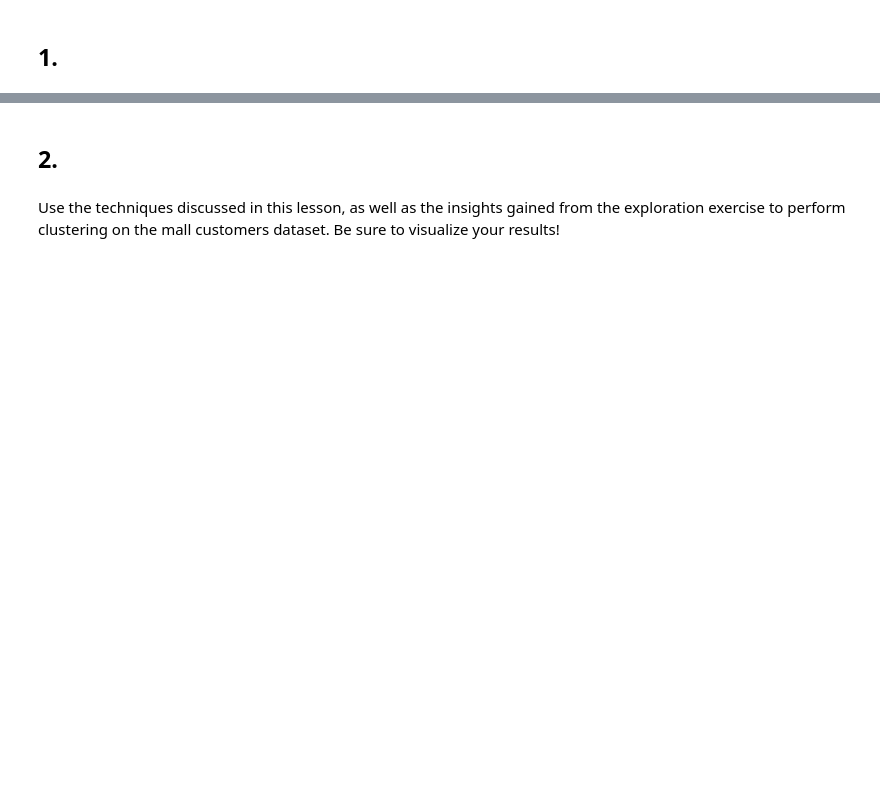
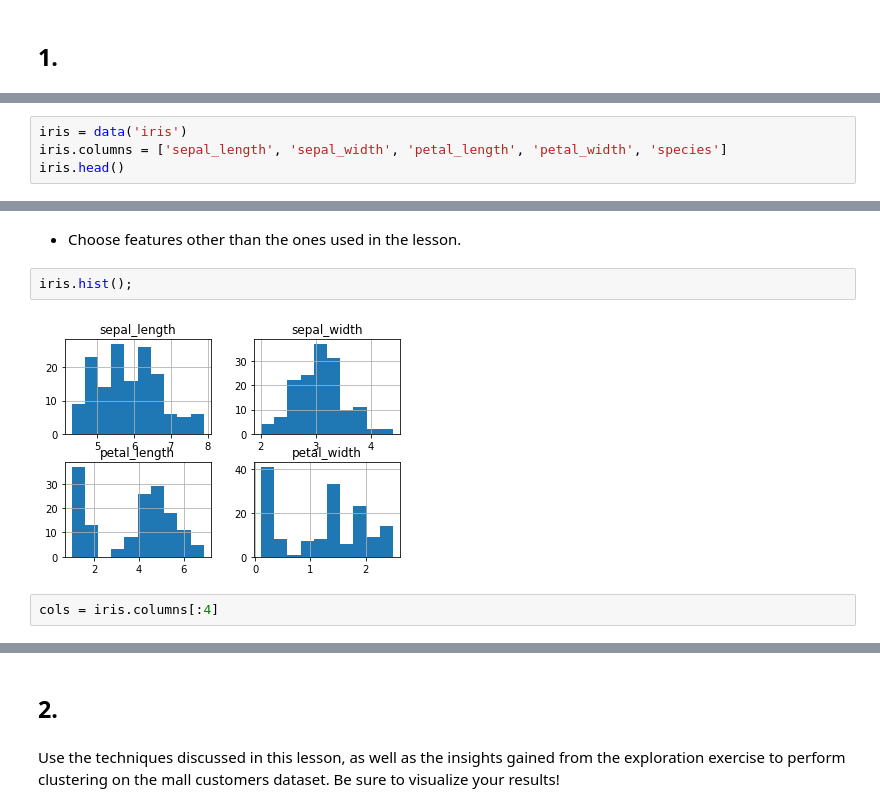
Before and after one commit to adam-talbot/clustering-exercises, a Jupyter notebook: modeling.ipynb, the cells around one changed output, grey strips where cells are left out. Drawn from its saved outputs; the diff is of its cells as text; blank space fills up the shorter version.

```diff
--- a/modeling.ipynb
+++ b/modeling.ipynb
@@ -10,0 +27,4 @@ Using this lesson as a guide, perform clustering on the iris dataset.
+# %%
+iris = data('iris')
+iris.columns = ['sepal_length', 'sepal_width', 'petal_length', 'petal_width', 'species']
+iris.head()
@@ -10,0 +38,8 @@ Using this lesson as a guide, perform clustering on the iris dataset.
+# %% [markdown]
+- Choose features other than the ones used in the lesson.
+# %%
+iris.hist();
+# %% [output]
+[figure, added]
+# %%
+cols = iris.columns[:4]
```
Also changed, not shown: parts of 127 cells of this notebook.
